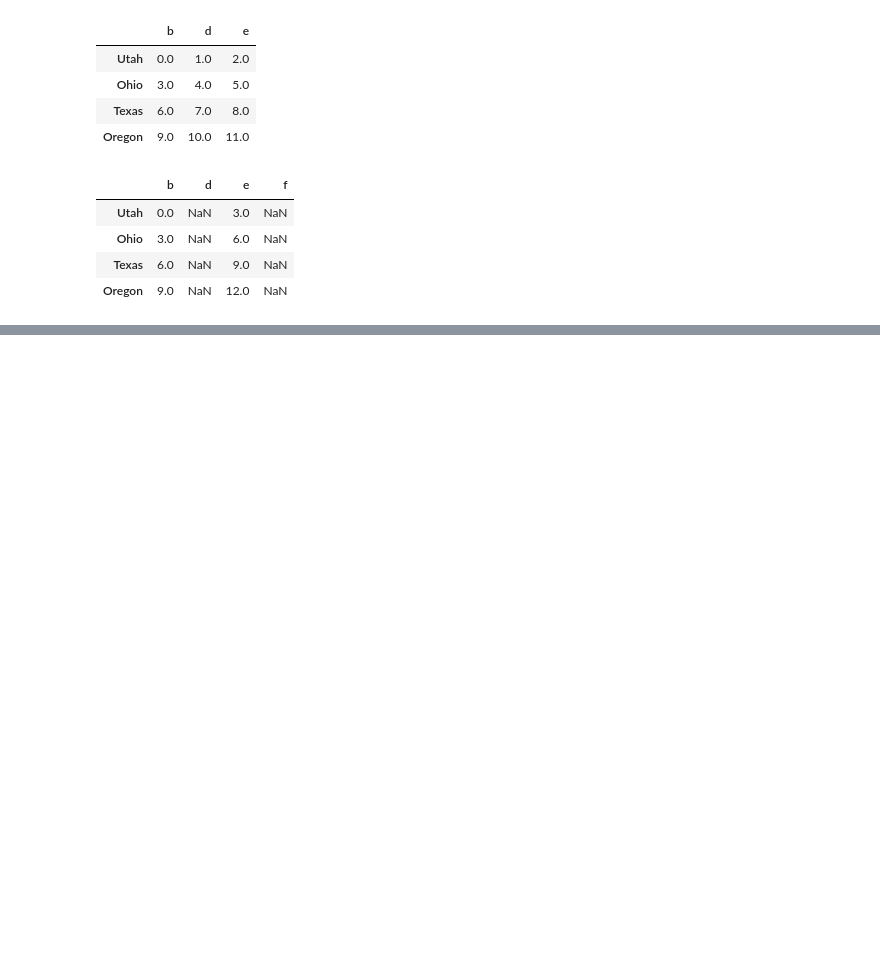
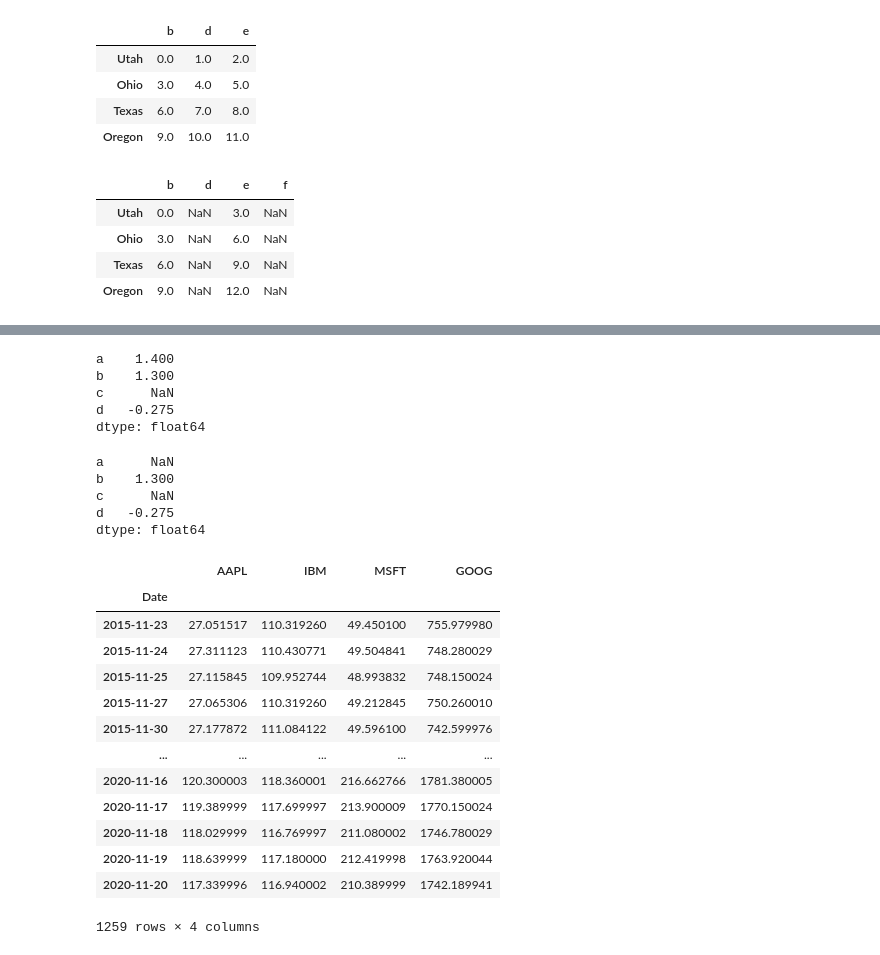
Before and after one commit to BruceBerk/Intro_to_Data_Science_Coursera, a Jupyter notebook: Course_1/Ch_05_pandas.ipynb, the cells around one changed output, grey strips where cells are left out. Cells and saved outputs as stored; diff of their text form; code cells hidden in the pictures; blank space fills up the shorter version.

```diff
--- a/Course_1/Ch_05_pandas.ipynb
+++ b/Course_1/Ch_05_pandas.ipynb
@@ -211,0 +390,18 @@ frame + series2
+# %%
+# NA values are excluded unless the whole row or column is NA
+df.mean(axis=1)
+# %% [output]
+a    1.400
+b    1.300
+c      NaN
+d   -0.275
+dtype: float64
+# %%
+# consider NA's
+df.mean(axis=1, skipna=False)
+# %% [output]
+a      NaN
+b    1.300
+c      NaN
+d   -0.275
+dtype: float64
@@ -211,0 +411,23 @@ frame + series2
+# %%
+all_data = {ticker: web.get_data_yahoo(ticker)
+            for ticker in ['AAPL', 'IBM', 'MSFT', 'GOOG']}
+# %%
+price = pd.DataFrame({ticker: data['Adj Close']
+                     for ticker, data in all_data.items()})
+# %%
+price
+# %% [output]
+|  | AAPL | IBM | MSFT | GOOG |
+| Date |  |  |  |  |
+| 2015-11-23 | 27.051517 | 110.319260 | 49.450100 | 755.979980 |
+| 2015-11-24 | 27.311123 | 110.430771 | 49.504841 | 748.280029 |
+| 2015-11-25 | 27.115845 | 109.952744 | 48.993832 | 748.150024 |
+| 2015-11-27 | 27.065306 | 110.319260 | 49.212845 | 750.260010 |
+| 2015-11-30 | 27.177872 | 111.084122 | 49.596100 | 742.599976 |
+| ... | ... | ... | ... | ... |
+| 2020-11-16 | 120.300003 | 118.360001 | 216.662766 | 1781.380005 |
+| 2020-11-17 | 119.389999 | 117.699997 | 213.900009 | 1770.150024 |
+| 2020-11-18 | 118.029999 | 116.769997 | 211.080002 | 1746.780029 |
+| 2020-11-19 | 118.639999 | 117.180000 | 212.419998 | 1763.920044 |
+| 2020-11-20 | 117.339996 | 116.940002 | 210.389999 | 1742.189941 |
+1259 rows × 4 columns
```
Also changed, not shown: parts of 52 cells of this notebook, 1 other file.
